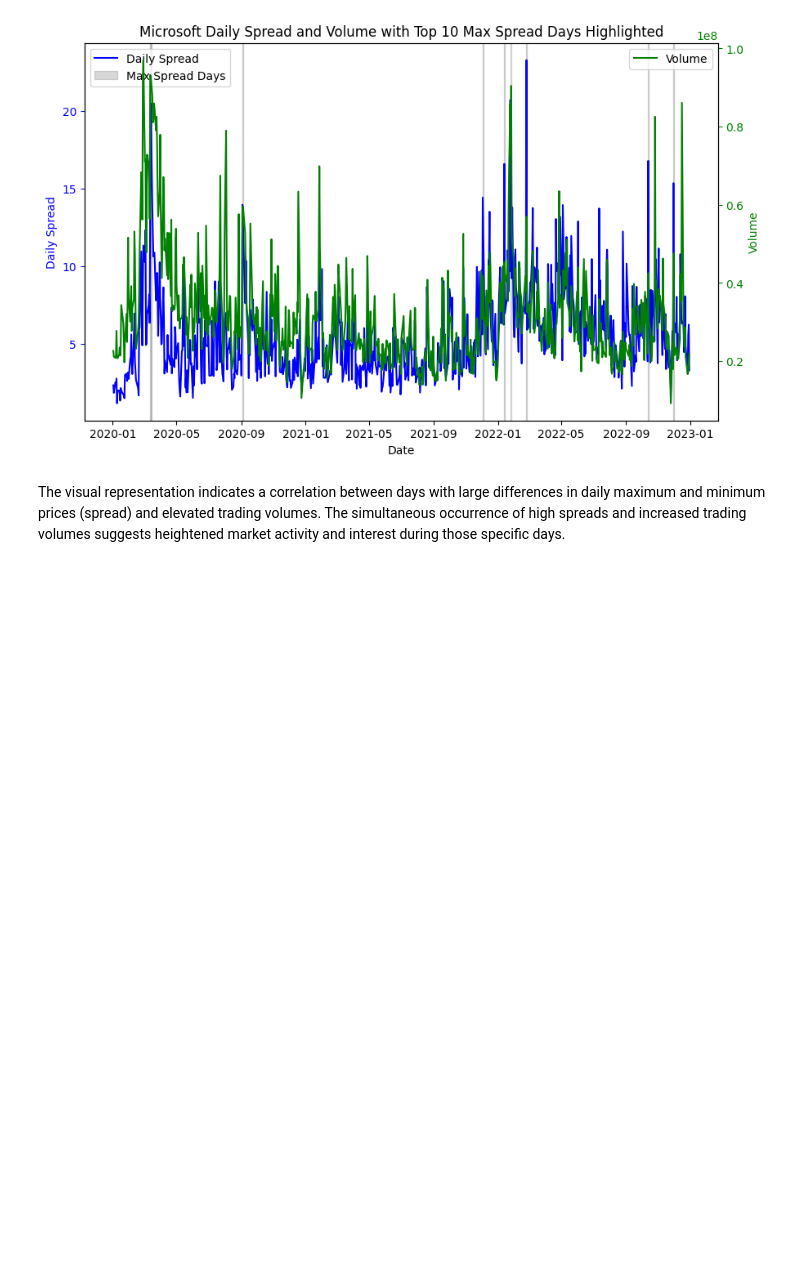
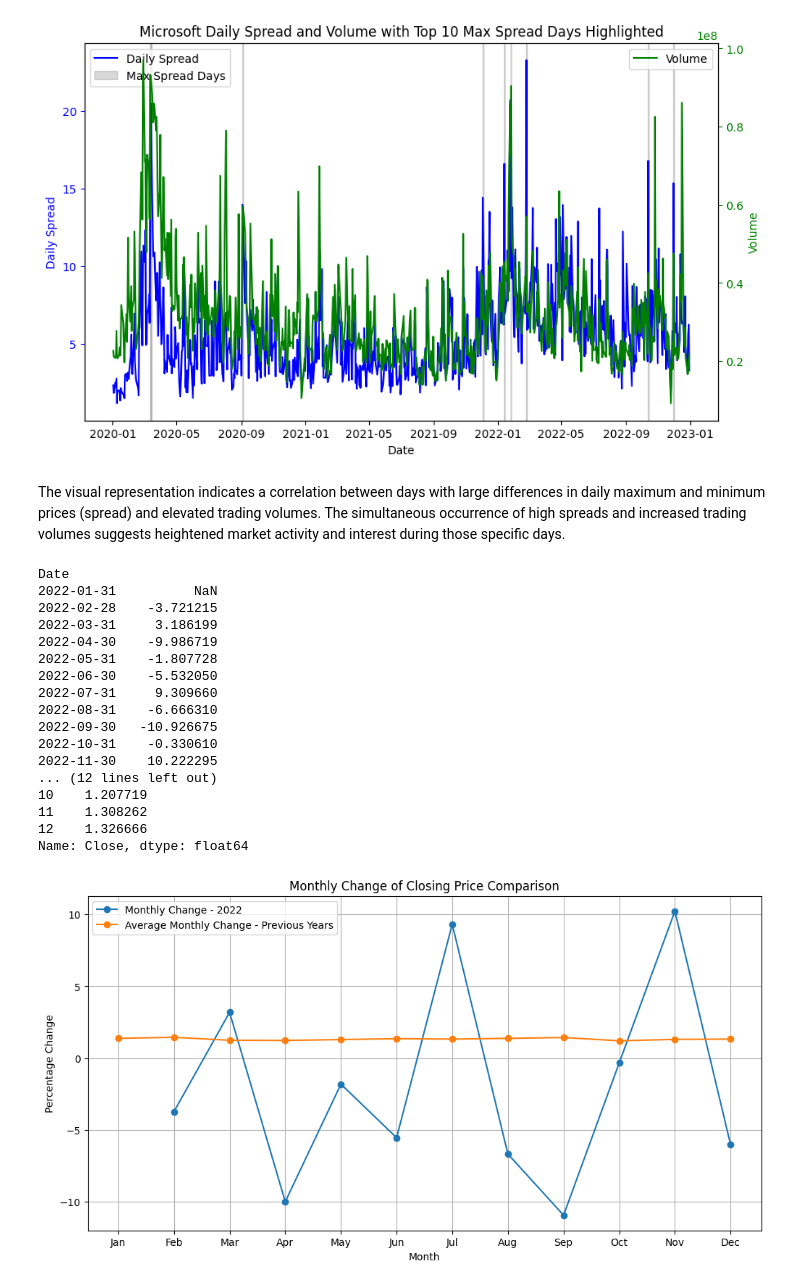
Before and after one commit to HUST-Business-Analytics/business-analytics-project, a Jupyter notebook: Analysis.ipynb, the cells around one changed output. Cells and saved outputs as stored; diff of their text form; code cells hidden in the pictures; blank space fills up the shorter version.

```diff
--- a/Analysis.ipynb
+++ b/Analysis.ipynb
@@ -283,3 +283,52 @@ plt.show()
 [figure]
 # %% [markdown]
 The visual representation indicates a correlation between days with large differences in daily maximum and minimum prices (spread) and elevated trading volumes. The simultaneous occurrence of high spreads and increased trading volumes suggests heightened market activity and interest during those specific days.
+# %%
+# Do the patterns in the most recent year match previous years?
+
+
+# Calculate the monthly change for the most recent year (2022)
+recent_year_data = df_Msft[(df_Msft.index.year == 2022)]
+monthly_change_recent = recent_year_data['Close'].resample('M').ffill().pct_change()*100
+print(monthly_change_recent)
+
+# Calculate the average monthly change for previous years
+previous_years_data = df_Msft[(df_Msft.index.year >= 2014) & (df_Msft.index.year < 2021)]
+average_monthly_change_previous = previous_years_data.groupby(previous_years_data.index.month)['Close'].pct_change().groupby(previous_years_data.index.month).mean()*100
+print(average_monthly_change_previous)
+
+# Plotting the results
+plt.figure(figsize=(12, 6))
+
+plt.plot(monthly_change_recent.index.month, monthly_change_recent, label='Monthly Change - 2022', marker='o')
+plt.plot(average_monthly_change_previous.index, average_monthly_change_previous, label='Average Monthly Change - Previous Years', marker='o')
+
+# Convert numeric month labels to abbreviated month names
+month_names = [calendar.month_abbr[i] for i in range(1, 13)]
+plt.xticks(monthly_avg.index, month_names)
+
+plt.title('Monthly Change of Closing Price Comparison')
+plt.xlabel('Month')
+plt.ylabel('Percentage Change')
+plt.legend()
+plt.grid(True)
+plt.show()
+# %% [output]
+Date
+2022-01-31          NaN
+2022-02-28    -3.721215
+2022-03-31     3.186199
+2022-04-30    -9.986719
+2022-05-31    -1.807728
+2022-06-30    -5.532050
+2022-07-31     9.309660
+2022-08-31    -6.666310
+2022-09-30   -10.926675
+2022-10-31    -0.330610
+2022-11-30    10.222295
+... (12 lines left out)
+10    1.207719
+11    1.308262
+12    1.326666
+Name: Close, dtype: float64
+[figure, added]
```
Also changed, not shown: parts of 3 cells of this notebook.
